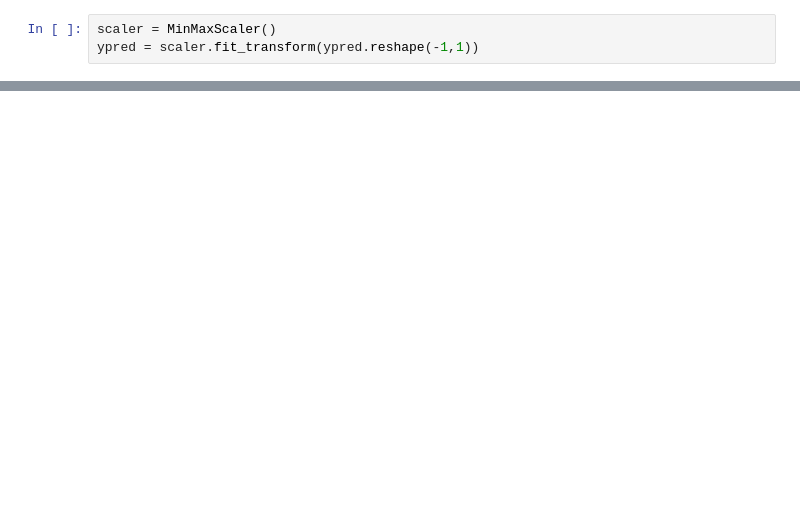
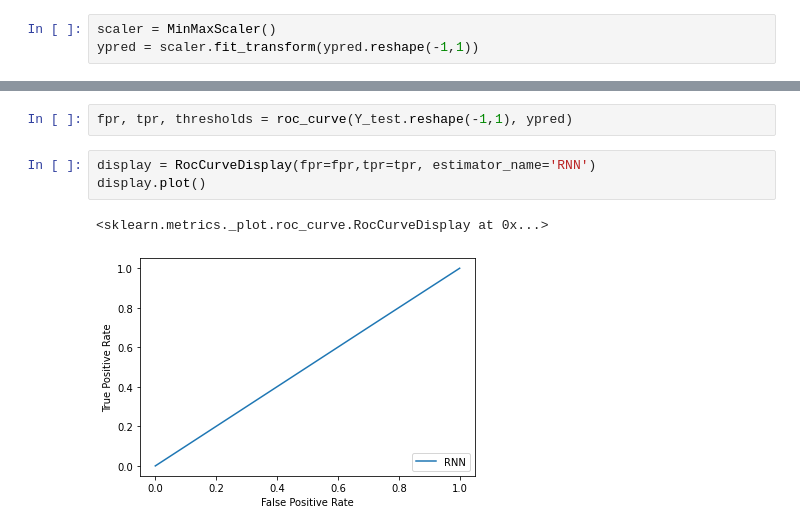
Before and after one commit to YVSemlani/Minimal-Data-Seizure-Detection, a Jupyter notebook: RNN.ipynb, the cells around one changed output, grey strips where cells are left out. Cells and saved outputs as stored; diff of their text form; blank space fills up the shorter version.

```diff
--- a/RNN.ipynb
+++ b/RNN.ipynb
@@ -141,0 +320,8 @@ plt.show()
+# %%
+fpr, tpr, thresholds = roc_curve(Y_test.reshape(-1,1), ypred)
+# %%
+display = RocCurveDisplay(fpr=fpr,tpr=tpr, estimator_name='RNN')
+display.plot()
+# %% [output]
+<sklearn.metrics._plot.roc_curve.RocCurveDisplay at 0x...>
+[figure, added]
```
Also changed, not shown: parts of 33 cells of this notebook, 4 other files.
